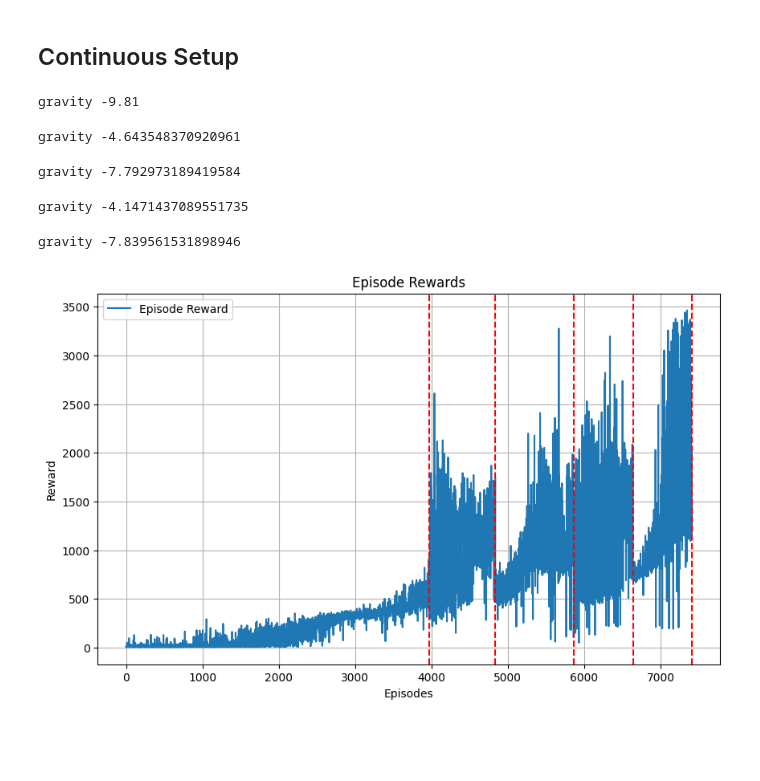
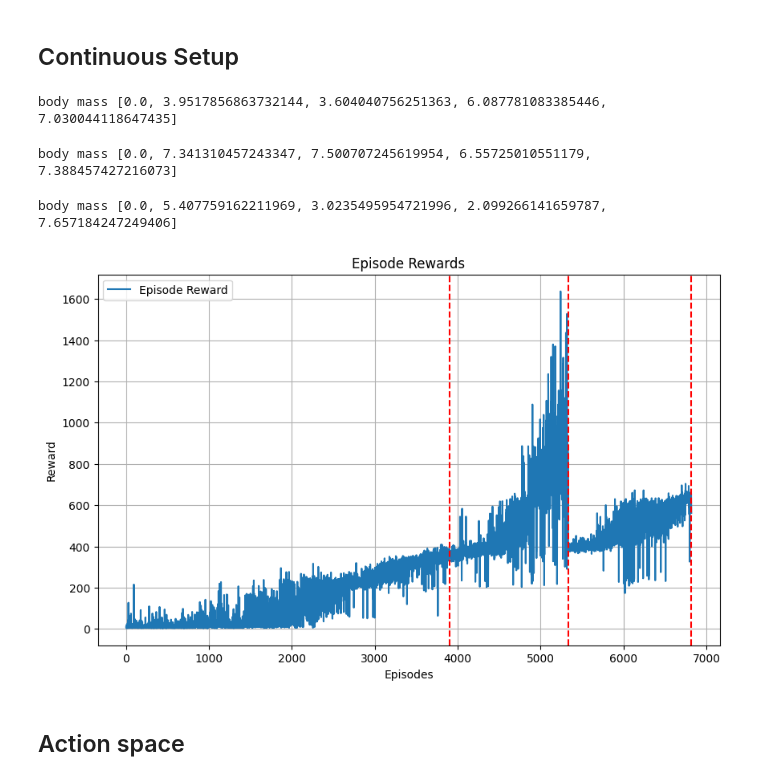
Before and after one commit to stkao05/rl-final, a Jupyter notebook: hopper.ipynb, the cells around one changed output. Saved outputs shown, nothing was run; the diff lists cells and outputs as text; code cells hidden in the pictures; blank space fills up the shorter version.

```diff
--- a/hopper.ipynb
+++ b/hopper.ipynb
@@ -88,14 +88,27 @@ render("Hopper-v5", model)
 # %%
 import torch
 
-def create_env(log_file, gravity):
+def create_env(log_file, random_mass=False):
     env = make_vec_env(
         "Hopper-v5",
         n_envs=8,
     )
     env = VecMonitor(env, filename=log_file)
-    for i in range(env.num_envs):
-        env.envs[i].unwrapped.model.opt.gravity = [0.0, 0.0, gravity]
+
+    if random_mass:
+        body_mass = [
+            0.,
+            random.uniform(2, 8),
+            random.uniform(2, 8),
+            random.uniform(2, 8),
+            random.uniform(2, 8),
+        ]
+        print("body mass", body_mass)
+        for i in range(env.num_envs):
+            # env.envs[i].unwrapped.model.opt.gravity = [0.0, 0.0, gravity]
+            # env.envs[i].unwrapped.model.body_mass = [0., 3.66519143, 4.05789051, 2.7813567 , 5.31557477]
+            env.envs[i].unwrapped.model.body_mass = body_mass
+
     return env
 
 
@@ -108,32 +121,34 @@ def next_gravity(cur):
 
 log_file = "hopper"
 cur_gravity = -9.81
-env = create_env(log_file, cur_gravity)
+episode_rewards = []
+epoch_end_idx = []
+env = create_env(log_file)
 model = PPO(
     "MlpPolicy",
     env=env,
     verbose=False,
 )
 
-episode_rewards = []
-epoch_end_idx = []
-
-for _ in tqdm(range(5)):
-    print("gravity", cur_gravity)
-    model.learn(total_timesteps=300000)
+for _ in tqdm(range(3)):
+    # print("gravity", cur_gravity)
+    model.learn(total_timesteps=250000)
     log = pd.read_csv(f"{log_file}.monitor.csv", skiprows=1)  # Skip header comments
     episode_rewards.extend(log["r"])
     epoch_end_idx.append(len(episode_rewards))
 
     env.close()
-    cur_gravity = next_gravity(cur_gravity)
-    env = create_env(log_file, cur_gravity)
+    # cur_gravity = next_gravity(cur_gravity)
+    env = create_env(log_file, random_mass=True)
     model.set_env(env)
+
+model.save("ppo.model")
 # %% [output]
-gravity -9.81
+body mass [0.0, 3.9517856863732144, 3.604040756251363, 6.087781083385446, 7.030044118647435]
-gravity -4.643548370920961
+body mass [0.0, 7.341310457243347, 7.500707245619954, 6.55725010551179, 7.388457427216073]
-gravity -7.792973189419584
+body mass [0.0, 5.407759162211969, 3.0235495954721996, 2.099266141659787, 7.657184247249406]
-gravity -4.1471437089551735
-gravity -7.839561531898946
-[figure, removed]
+# %%
+plot_reward(episode_rewards, epoch_end_idx)
+# %% [output]
+[figure, added]
 # %%
@@ -149,0 +180,2 @@ for i in range(1000):
+# %% [markdown]
+## Action space
```
Also changed, not shown: parts of 6 cells of this notebook.
